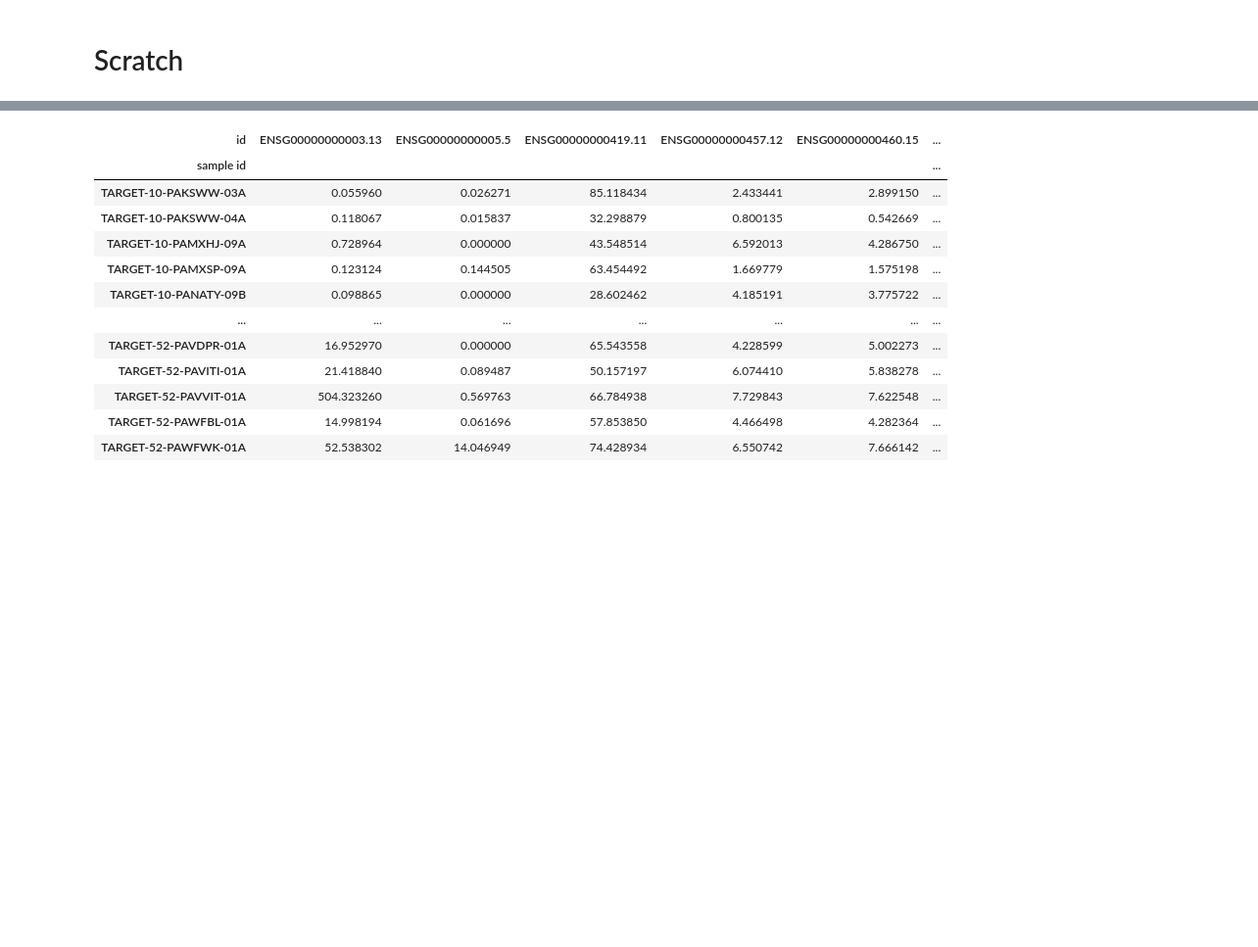
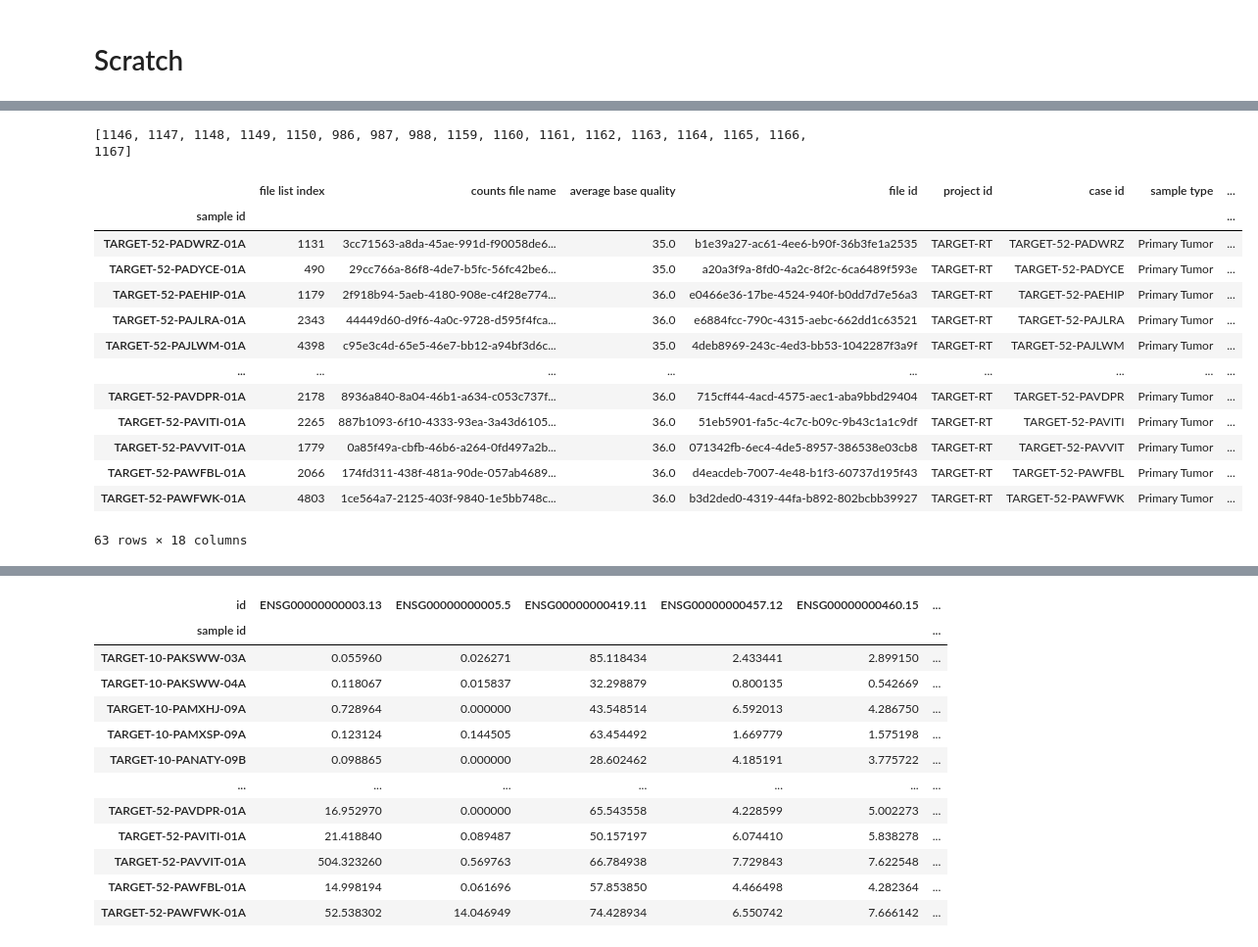
Before and after one commit to andrew-weisman/target_classification, a Jupyter notebook: main.ipynb, the cells around one changed output, grey strips where cells are left out. Shown at 98% size. Saved outputs shown, nothing was run; the diff lists cells and outputs as text; code cells hidden in the pictures; blank space fills up the shorter version.

```diff
--- a/main.ipynb
+++ b/main.ipynb
@@ -139,0 +199,21 @@ Reading pickle file /data/BIDS-HPC/private/projects/dmi2/data/annotation_datafra
+# %%
+print(all_indexes_to_use)
+# %% [output]
+[1146, 1147, 1148, 1149, 1150, 986, 987, 988, 1159, 1160, 1161, 1162, 1163, 1164, 1165, 1166, 1167]
+# %%
+curr_df_samples
+# %% [output]
+|  | file list index | counts file name | average base quality | file id | project id | case id | sample type | ... |
+| sample id |  |  |  |  |  |  |  | ... |
+| TARGET-52-PADWRZ-01A | 1131 | 3cc71563-a8da-45ae-991d-f90058de6... | 35.0 | b1e39a27-ac61-4ee6-b90f-36b3fe1a2535 | TARGET-RT | TARGET-52-PADWRZ | Primary Tumor | ... |
+| TARGET-52-PADYCE-01A | 490 | 29cc766a-86f8-4de7-b5fc-56fc42be6... | 35.0 | a20a3f9a-8fd0-4a2c-8f2c-6ca6489f593e | TARGET-RT | TARGET-52-PADYCE | Primary Tumor | ... |
+| TARGET-52-PAEHIP-01A | 1179 | 2f918b94-5aeb-4180-908e-c4f28e774... | 36.0 | e0466e36-17be-4524-940f-b0dd7d7e56a3 | TARGET-RT | TARGET-52-PAEHIP | Primary Tumor | ... |
+| TARGET-52-PAJLRA-01A | 2343 | 44449d60-d9f6-4a0c-9728-d595f4fca... | 36.0 | e6884fcc-790c-4315-aebc-662dd1c63521 | TARGET-RT | TARGET-52-PAJLRA | Primary Tumor | ... |
+| TARGET-52-PAJLWM-01A | 4398 | c95e3c4d-65e5-46e7-bb12-a94bf3d6c... | 35.0 | 4deb8969-243c-4ed3-bb53-1042287f3a9f | TARGET-RT | TARGET-52-PAJLWM | Primary Tumor | ... |
+| ... | ... | ... | ... | ... | ... | ... | ... | ... |
+| TARGET-52-PAVDPR-01A | 2178 | 8936a840-8a04-46b1-a634-c053c737f... | 36.0 | 715cff44-4acd-4575-aec1-aba9bbd29404 | TARGET-RT | TARGET-52-PAVDPR | Primary Tumor | ... |
+| TARGET-52-PAVITI-01A | 2265 | 887b1093-6f10-4333-93ea-3a43d6105... | 36.0 | 51eb5901-fa5c-4c7c-b09c-9b43c1a1c9df | TARGET-RT | TARGET-52-PAVITI | Primary Tumor | ... |
+| TARGET-52-PAVVIT-01A | 1779 | 0a85f49a-cbfb-46b6-a264-0fd497a2b... | 36.0 | 071342fb-6ec4-4de5-8957-386538e03cb8 | TARGET-RT | TARGET-52-PAVVIT | Primary Tumor | ... |
+| TARGET-52-PAWFBL-01A | 2066 | 174fd311-438f-481a-90de-057ab4689... | 36.0 | d4eacdeb-7007-4e48-b1f3-60737d195f43 | TARGET-RT | TARGET-52-PAWFBL | Primary Tumor | ... |
+| TARGET-52-PAWFWK-01A | 4803 | 1ce564a7-2125-403f-9840-1e5bb748c... | 36.0 | b3d2ded0-4319-44fa-b892-802bcbb39927 | TARGET-RT | TARGET-52-PAWFWK | Primary Tumor | ... |
+63 rows × 18 columns
```
Also changed, not shown: parts of 10 cells of this notebook.
